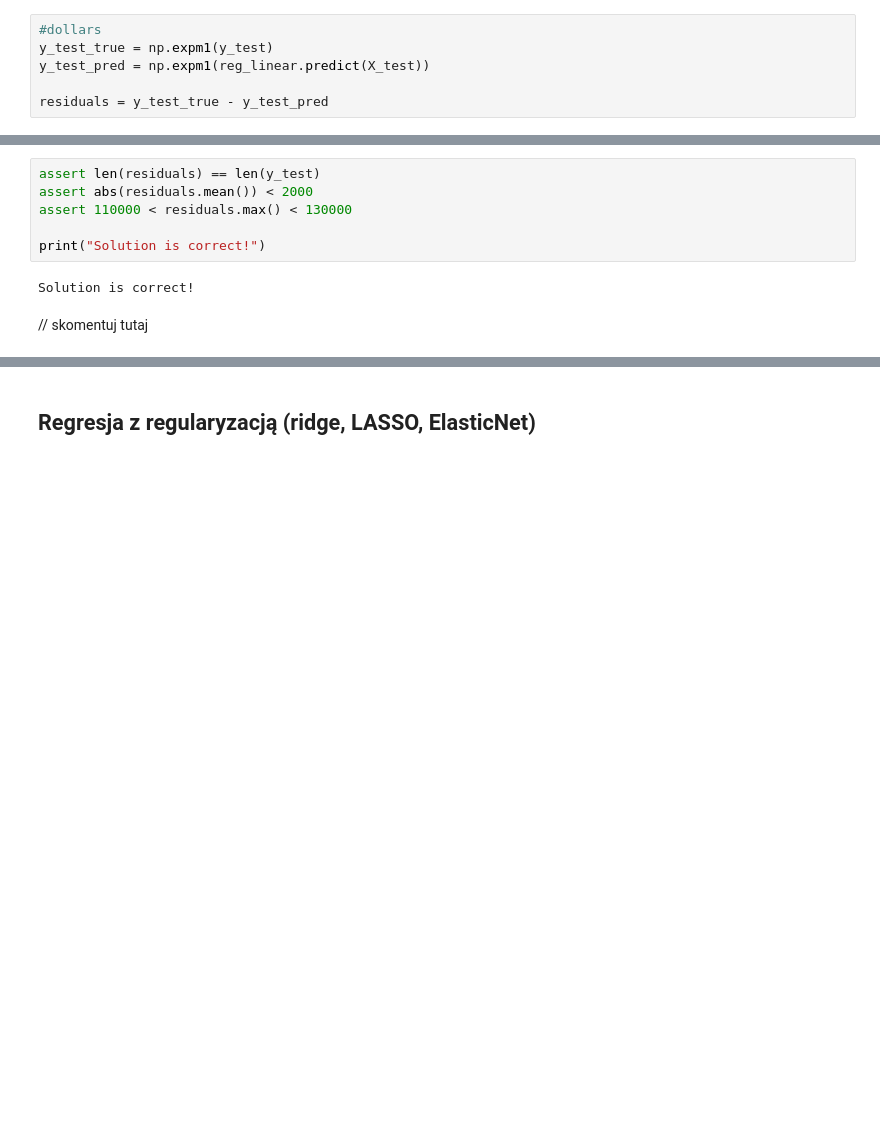
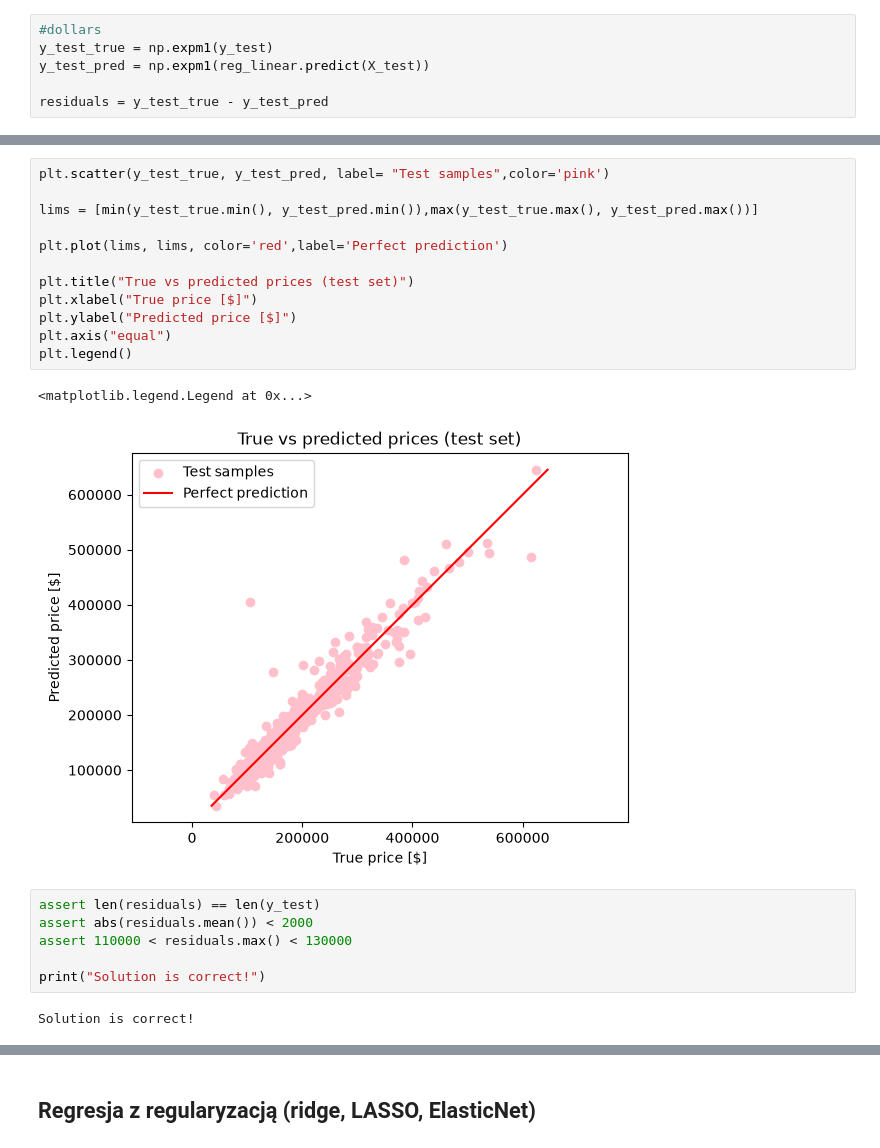
Before and after one commit to xxdagi/Podstawy-Sztucznej-Inteligencji, a Jupyter notebook: lab1/lab_1.ipynb, the cells around one changed output, grey strips where cells are left out. Saved outputs shown, nothing was run; the diff lists cells and outputs as text; blank space fills up the shorter version.

```diff
--- a/lab1/lab_1.ipynb
+++ b/lab1/lab_1.ipynb
@@ -883,3 +883,18 @@ plot_distribution(residuals, title="Residuals on test set [$]", bins=20)
+# %%
+plt.scatter(y_test_true, y_test_pred, label= "Test samples",color='pink')
+
+lims = [min(y_test_true.min(), y_test_pred.min()),max(y_test_true.max(), y_test_pred.max())]
+
+plt.plot(lims, lims, color='red',label='Perfect prediction')
+
+plt.title("True vs predicted prices (test set)")
+plt.xlabel("True price [$]")
+plt.ylabel("Predicted price [$]")
+plt.axis("equal")
+plt.legend()
+# %% [output]
+<matplotlib.legend.Legend at 0x...>
+[figure, added]
 # %%
 assert len(residuals) == len(y_test)
 assert abs(residuals.mean()) < 2000
@@ -888,5 +903,3 @@ assert 110000 < residuals.max() < 130000
 print("Solution is correct!")
 # %% [output]
 Solution is correct!
-# %% [markdown]
-// skomentuj tutaj
```
Also changed, not shown: parts of 20 cells of this notebook.
